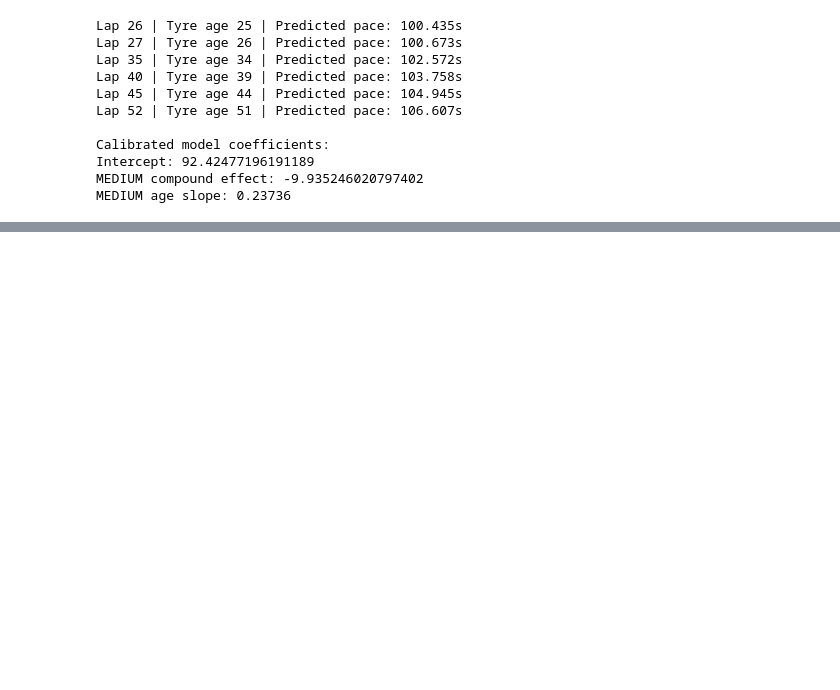
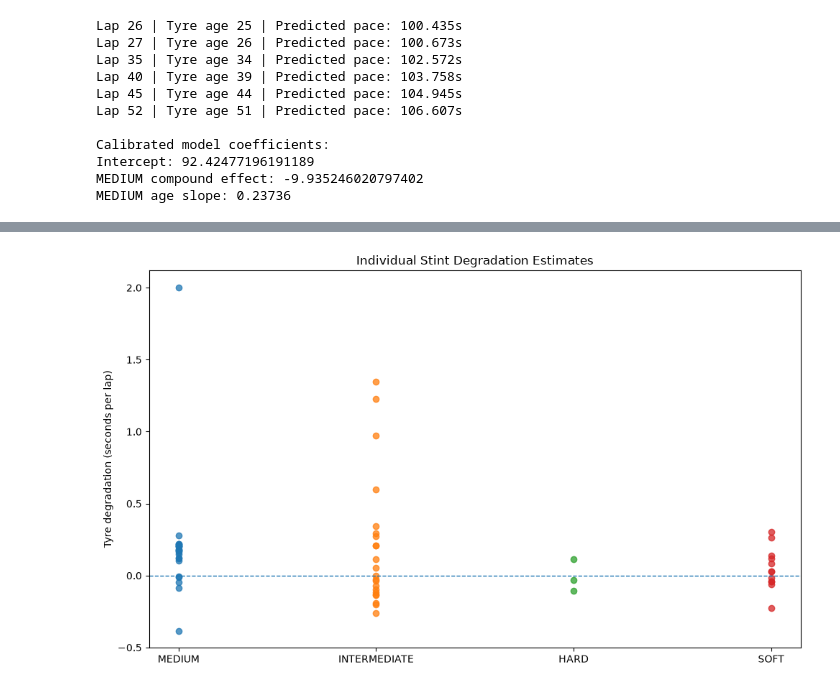
Before and after one commit to nihankale07-bot/pitwall, a Jupyter notebook: notebooks/12_replay_engine.ipynb, the cells around one changed output, grey strips where cells are left out. Cells and saved outputs as stored; diff of their text form; code cells hidden in the pictures; blank space fills up the shorter version.

```diff
--- a/notebooks/12_replay_engine.ipynb
+++ b/notebooks/12_replay_engine.ipynb
@@ -4187,0 +4408,14 @@ print(f"\nDifference: {result_stay.summary['final_time_s'] - result_real.summary
+# %%
+for compound in ["MEDIUM", "SOFT", "HARD"]:
+    print(f"\n{compound}")
+
+    for age in [1, 5, 10, 20]:
+        prediction = production_pace_model.predict_lap(
+            lap_number=28,
+            driver_number=44,
+            compound=compound,
+            tyre_age=age,
+            mode="replay"
+        )
+
+        print(f"Tyre age {age}: {prediction:.3f}s")
@@ -4187,0 +4534,27 @@ print(f"\nDifference: {result_stay.summary['final_time_s'] - result_real.summary
+# %%
+import matplotlib.pyplot as plt
+
+plt.figure(figsize=(10, 6))
+
+for i, compound in enumerate(stint_slopes["compound"].unique()):
+    values = stint_slopes.loc[
+        stint_slopes["compound"] == compound, "slope"
+    ]
+
+    plt.scatter(
+        [i] * len(values),
+        values,
+        alpha=0.75
+    )
+
+plt.axhline(0, linestyle="--", linewidth=1)
+plt.xticks(
+    range(len(stint_slopes["compound"].unique())),
+    stint_slopes["compound"].unique()
+)
+plt.ylabel("Tyre degradation (seconds per lap)")
+plt.title("Individual Stint Degradation Estimates")
+plt.tight_layout()
+plt.show()
+# %% [output]
+[figure, added]
```
Also changed, not shown: parts of 63 cells of this notebook, 47 other files.
